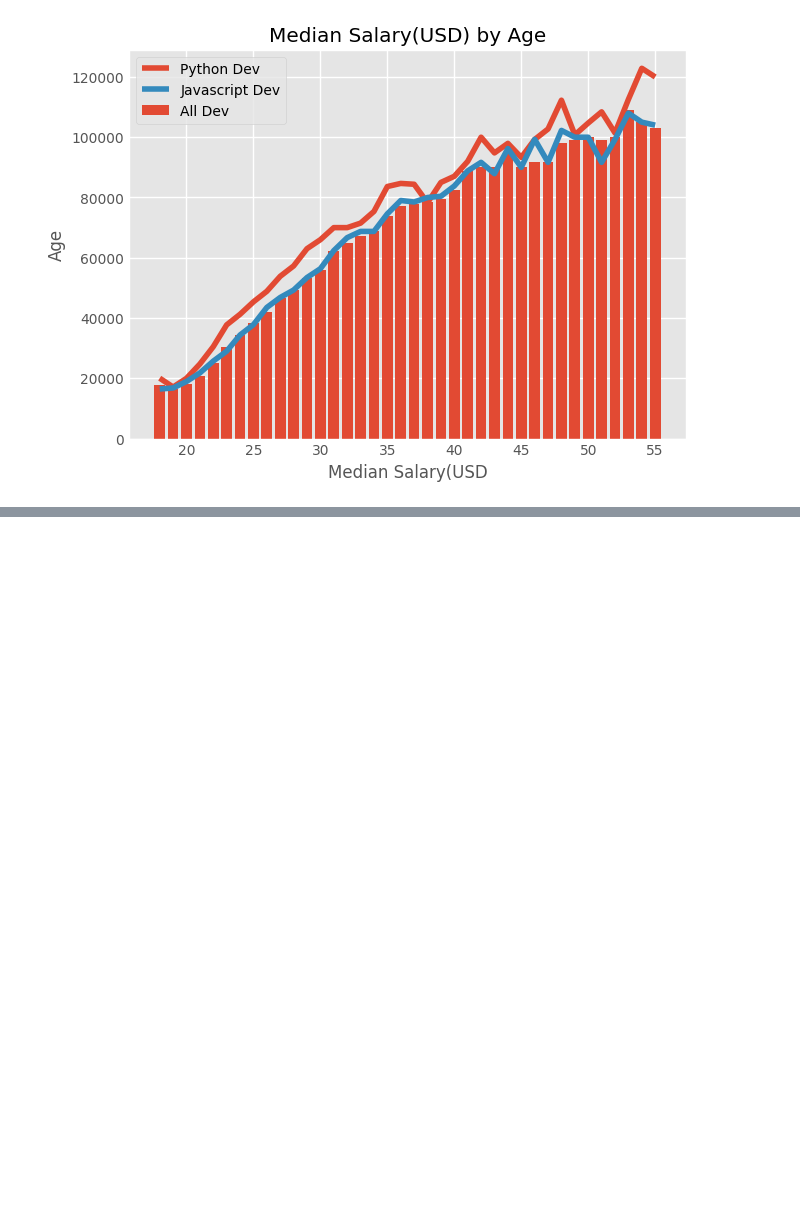
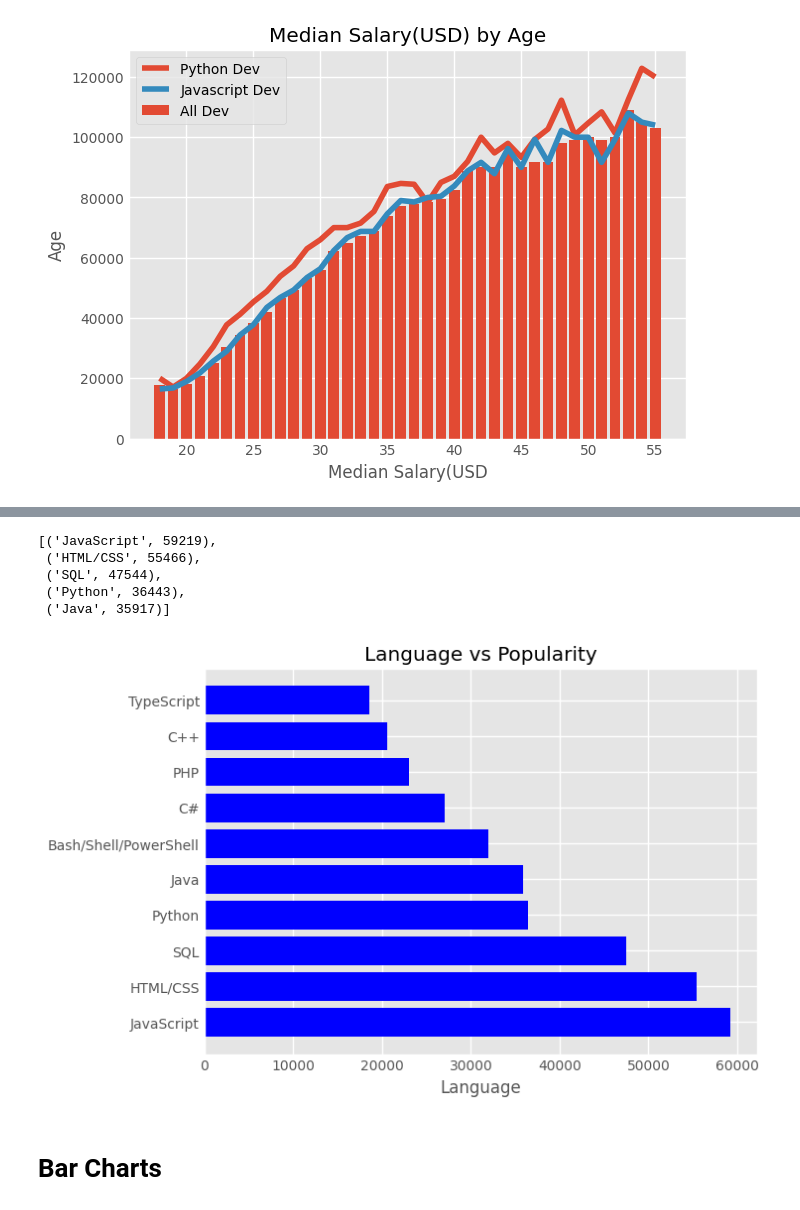
Before and after one commit to monisakhtar/ML, a Jupyter notebook: Matplotlib.ipynb, the cells around one changed output, grey strips where cells are left out. Drawn from its saved outputs; the diff is of its cells as text; code cells hidden in the pictures; blank space fills up the shorter version.

```diff
--- a/Matplotlib.ipynb
+++ b/Matplotlib.ipynb
@@ -235,0 +235,3 @@ df = pd.read_csv('\')
+# %%
+df = pd.read_csv('https://raw.githubusercontent.com/CoreyMSchafer/code_snippets/master/Python/Matplotlib/02-BarCharts/data.csv')
+df.head()
@@ -235,0 +245,7 @@ df = pd.read_csv('\')
+# %%
+# Counting the most popular languages
+language_count = Counter()
+for item in df['LanguagesWorkedWith']:
+  language_count.update(item.split(';'))
+
+language_count
@@ -235,0 +270,25 @@ df = pd.read_csv('\')
+# %%
+language_count.most_common(5)
+# %% [output]
+[('JavaScript', 59219),
+ ('HTML/CSS', 55466),
+ ('SQL', 47544),
+ ('Python', 36443),
+ ('Java', 35917)]
+# %%
+# Splitting the list and their count into lists
+languages = []
+popularity = []
+
+for item in language_count.most_common(10):
+    languages.append(item[0]), popularity.append(item[1])
+# %%
+plt.barh(languages, popularity, color = 'b')
+plt.xlabel('Popularity')
+plt.xlabel('Language')
+plt.title("Language vs Popularity")
+plt.show()
+# %% [output]
+[figure, added]
+# %% [markdown]
+# **Bar Charts**
```
Also changed, not shown: parts of 6 cells of this notebook.
